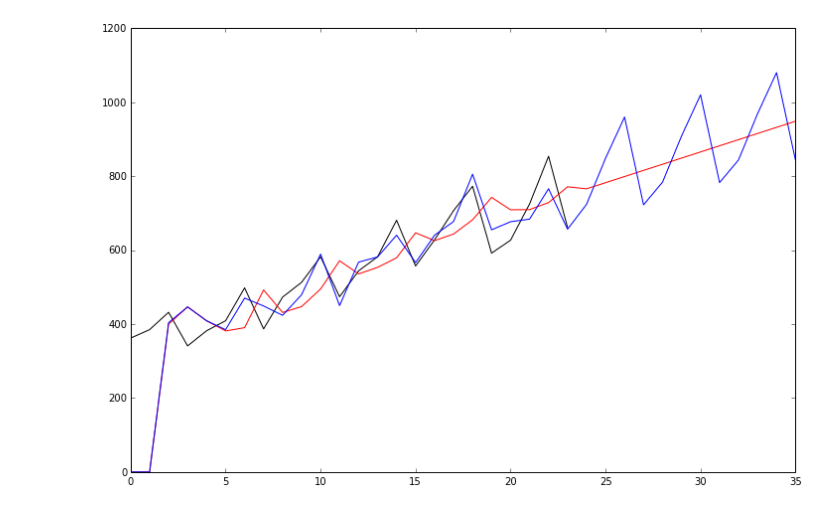
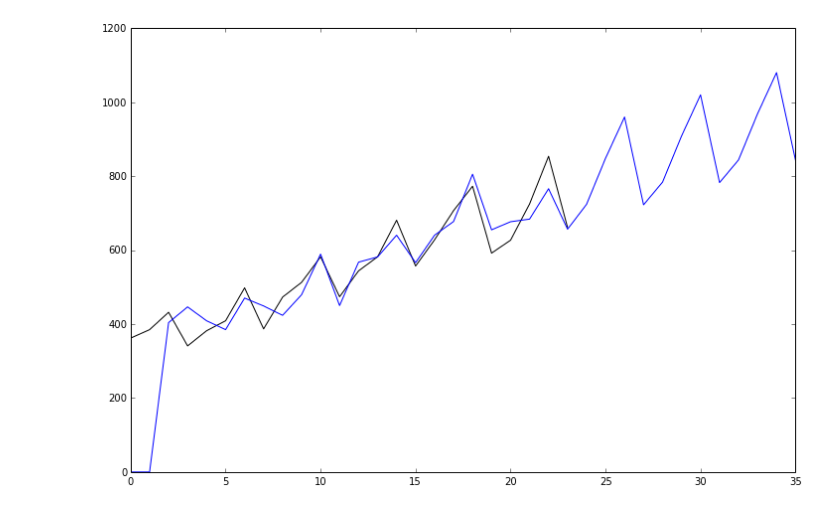
Before and after one commit to Manrich121/ForecastingCloud, a Jupyter notebook: DataPlot/src/Smoothing_Example.ipynb, the cells around one changed output. Saved outputs shown, nothing was run; the diff lists cells and outputs as text; code cells hidden in the pictures.

```diff
--- a/DataPlot/src/Smoothing_Example.ipynb
+++ b/DataPlot/src/Smoothing_Example.ipynb
@@ -50,7 +50,7 @@ data = np.array(data)
 # %%
 plt.figure(figsize=(12,8))
 plt.plot(x, data, c="k")
-plt.plot(x, linearfc[0], c="r");
+# plt.plot(x, linearfc[0], c="r");
 plt.plot(x, additivefc[0], c="b");
 # %% [output]
-[figure, old version]
+[figure, new version]
```
Also changed, not shown: 6 other files.
